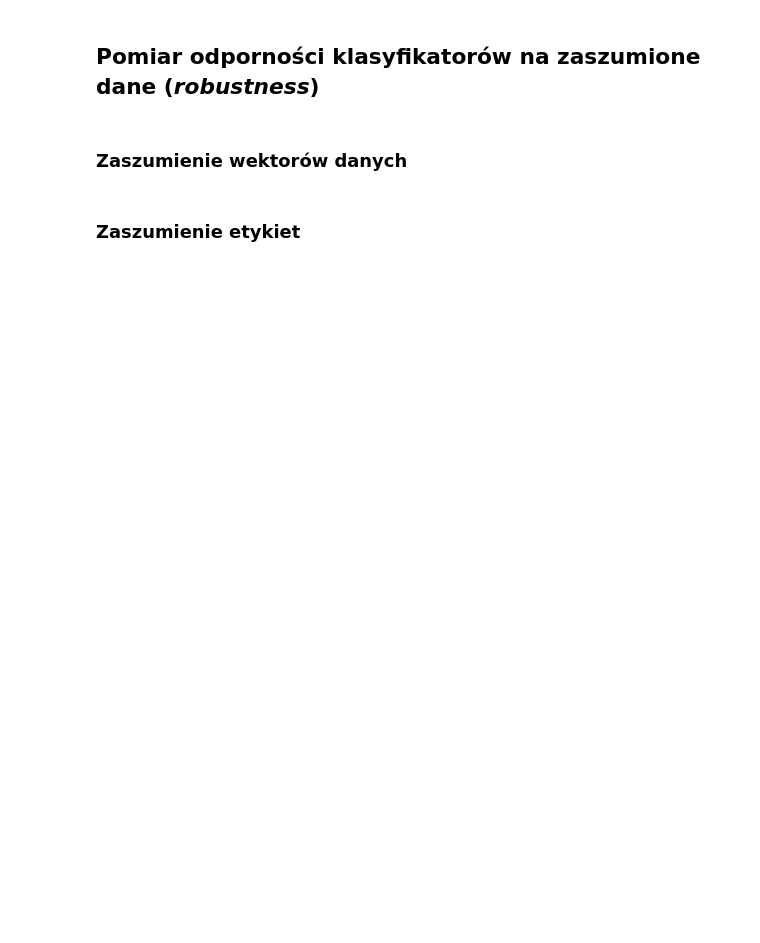
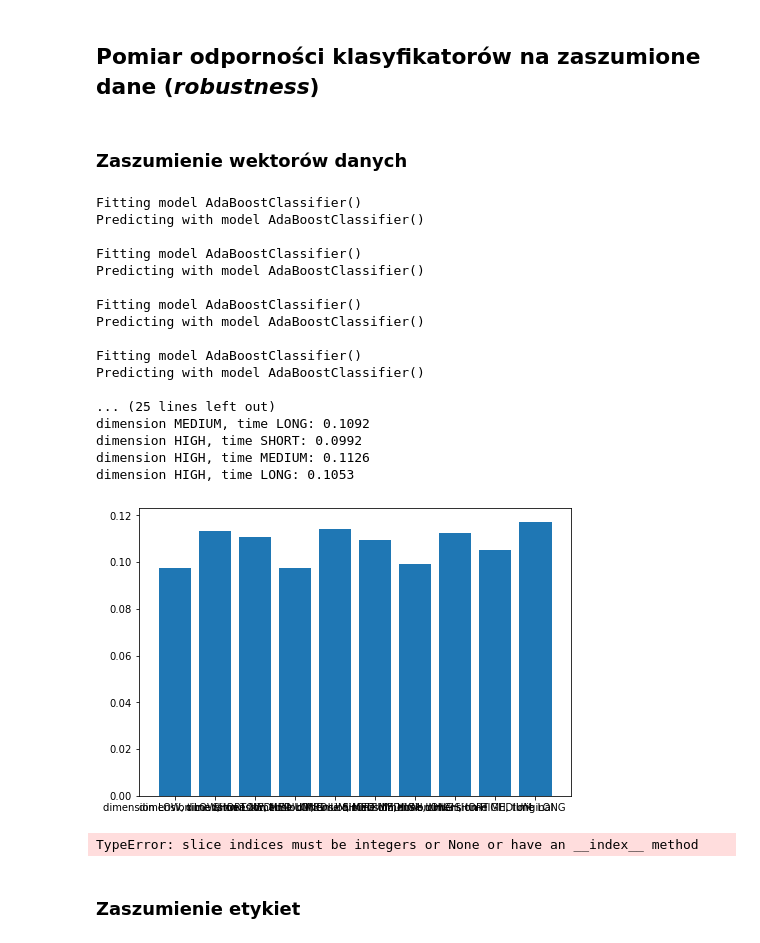
Before and after one commit to tyrrr-aj/MROiPUM, a Jupyter notebook: Project_5_AdaBoost_vs_SVM.ipynb, the cells around one changed output. Cells and saved outputs as stored; diff of their text form; code cells hidden in the pictures; blank space fills up the shorter version.

```diff
--- a/Project_5_AdaBoost_vs_SVM.ipynb
+++ b/Project_5_AdaBoost_vs_SVM.ipynb
@@ -336,17 +414,37 @@ def noisify_vectors(data, noise_factor):
 # %%
 noise_factors = np.linspace(0.1, 0.5, 3)
 noise_type = 'vectors'
 
 for noise_factor in noise_factors:
     noisy_train_data = noisify_vectors(train_data, noise_factor)
-    noisy_test_data = noisify_vectors(test_data)
+    noisy_test_data = noisify_vectors(test_data, noise_factor)
 
     noisy_original_dataset = (noisy_train_data, train_labels, noisy_test_data, test_labels)
 
     noisy_reduced_datasets = reduce_dimensionality(noisy_train_data, noisy_test_data)
 
     measure_adaboost(noisy_original_dataset, noisy_reduced_datasets, noise_factor, noise_type)
-    measure_svm(noisy_original_dataset, noisy_reduced_datasets, noise_factor, noise_type)
+    measure_svc(noisy_original_dataset, noisy_reduced_datasets, noise_factor, noise_type)
+# %% [output]
+Fitting model AdaBoostClassifier()
+Predicting with model AdaBoostClassifier()
+
+Fitting model AdaBoostClassifier()
+Predicting with model AdaBoostClassifier()
+
+Fitting model AdaBoostClassifier()
+Predicting with model AdaBoostClassifier()
+
+Fitting model AdaBoostClassifier()
+Predicting with model AdaBoostClassifier()
+
+... (25 lines left out)
+dimension MEDIUM, time LONG: 0.1092
+dimension HIGH, time SHORT: 0.0992
+dimension HIGH, time MEDIUM: 0.1126
+dimension HIGH, time LONG: 0.1053
+[figure, added]
+TypeError: slice indices must be integers or None or have an __index__ method
 # %% [markdown]
 ### Zaszumienie etykiet
 # %%
```
Also changed, not shown: parts of 13 cells of this notebook, 40 other files.
